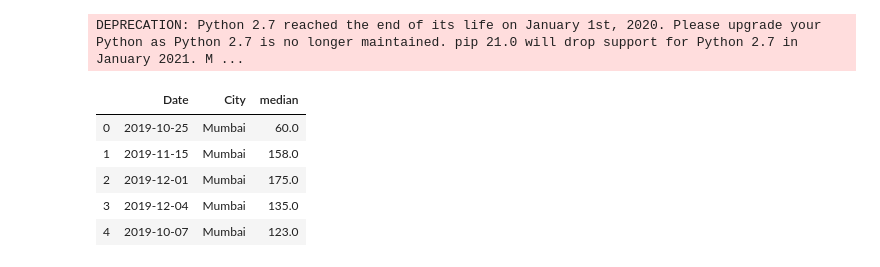
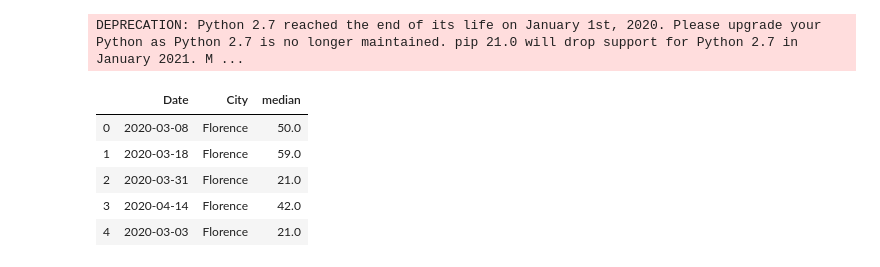
Before and after one commit to loryuen/final-project, a Jupyter notebook: Clean_Air_Data/Code/workinprogress-Copy1.ipynb, the cells around one changed output. Saved outputs shown, nothing was run; the diff lists cells and outputs as text; code cells hidden in the pictures.

```diff
--- a/Clean_Air_Data/Code/workinprogress-Copy1.ipynb
+++ b/Clean_Air_Data/Code/workinprogress-Copy1.ipynb
@@ -19,13 +19,13 @@ from sklearn.metrics import mean_squared_log_error
 from sklearn.ensemble import RandomForestRegressor
 #from lightgbm import LGBMRegressor
 # %%
-air = pd.read_csv("../Resources/airdata.csv")
+air = pd.read_csv("../Resources/airdata3.csv")
 air = air.drop(columns = {"Unnamed: 0", "Country", "count", "min", "variance", "Specie", "max"})
 air.head()
 # %% [output]
 |  | Date | City | median |
-| 0 | 2019-10-25 | Mumbai | 60.0 |
-| 1 | 2019-11-15 | Mumbai | 158.0 |
-| 2 | 2019-12-01 | Mumbai | 175.0 |
-| 3 | 2019-12-04 | Mumbai | 135.0 |
-| 4 | 2019-10-07 | Mumbai | 123.0 |
+| 0 | 2020-03-08 | Florence | 50.0 |
+| 1 | 2020-03-18 | Florence | 59.0 |
+| 2 | 2020-03-31 | Florence | 21.0 |
+| 3 | 2020-04-14 | Florence | 42.0 |
+| 4 | 2020-03-03 | Florence | 21.0 |
```
Also changed, not shown: parts of 26 cells of this notebook, 2 other files.
